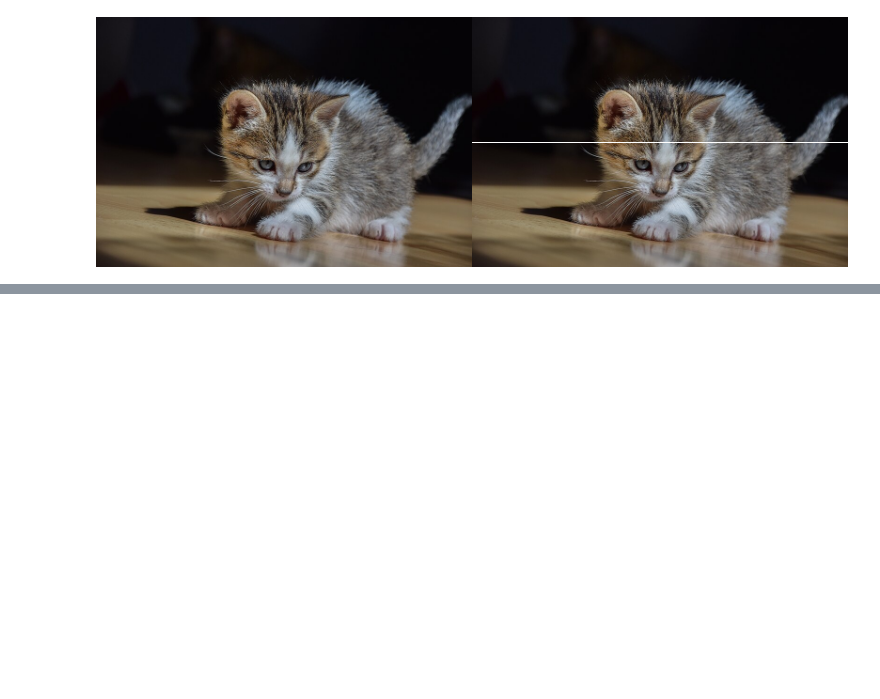
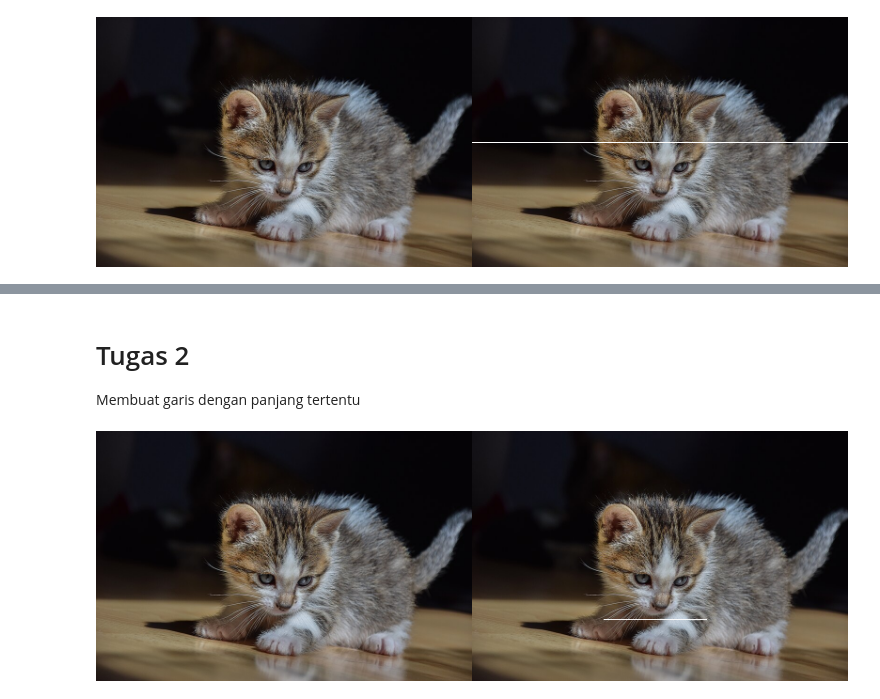
Before and after one commit to ImmarGaneru/PCVK_Ganjil_2024, a Jupyter notebook: Week1.ipynb, the cells around one changed output, grey strips where cells are left out. Cells and saved outputs as stored; diff of their text form; code cells hidden in the pictures; blank space fills up the shorter version.

```diff
--- a/Week1.ipynb
+++ b/Week1.ipynb
@@ -57,0 +84,15 @@ cv2_imshow(final_frame)
+# %% [markdown]
+# Tugas 2
+Membuat garis dengan panjang tertentu
+# %%
+image_2 = cv.cvtColor(image, cv.COLOR_BGR2RGB)
+image_6 = cv.cvtColor(image, cv.COLOR_BGR2RGB)
+
+#membuat garis dengan panjang tertentu
+for y in range (140,250):
+  image_6[200,y] = [255,255,255]
+
+final_frame = cv.hconcat((image_2, image_6))
+cv2_imshow(final_frame)
+# %% [output]
+[figure, added]
```
Also changed, not shown: parts of 6 cells of this notebook.
